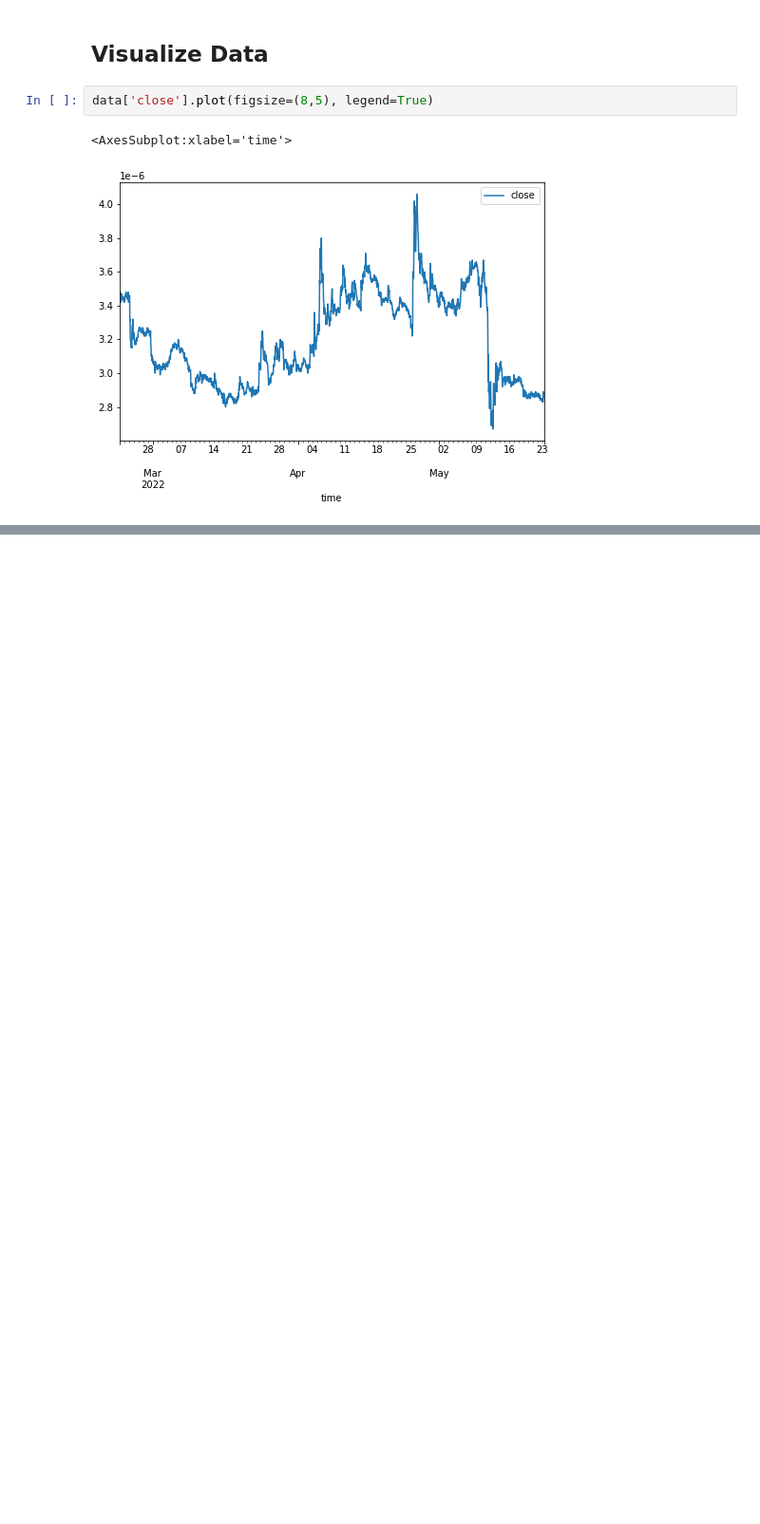
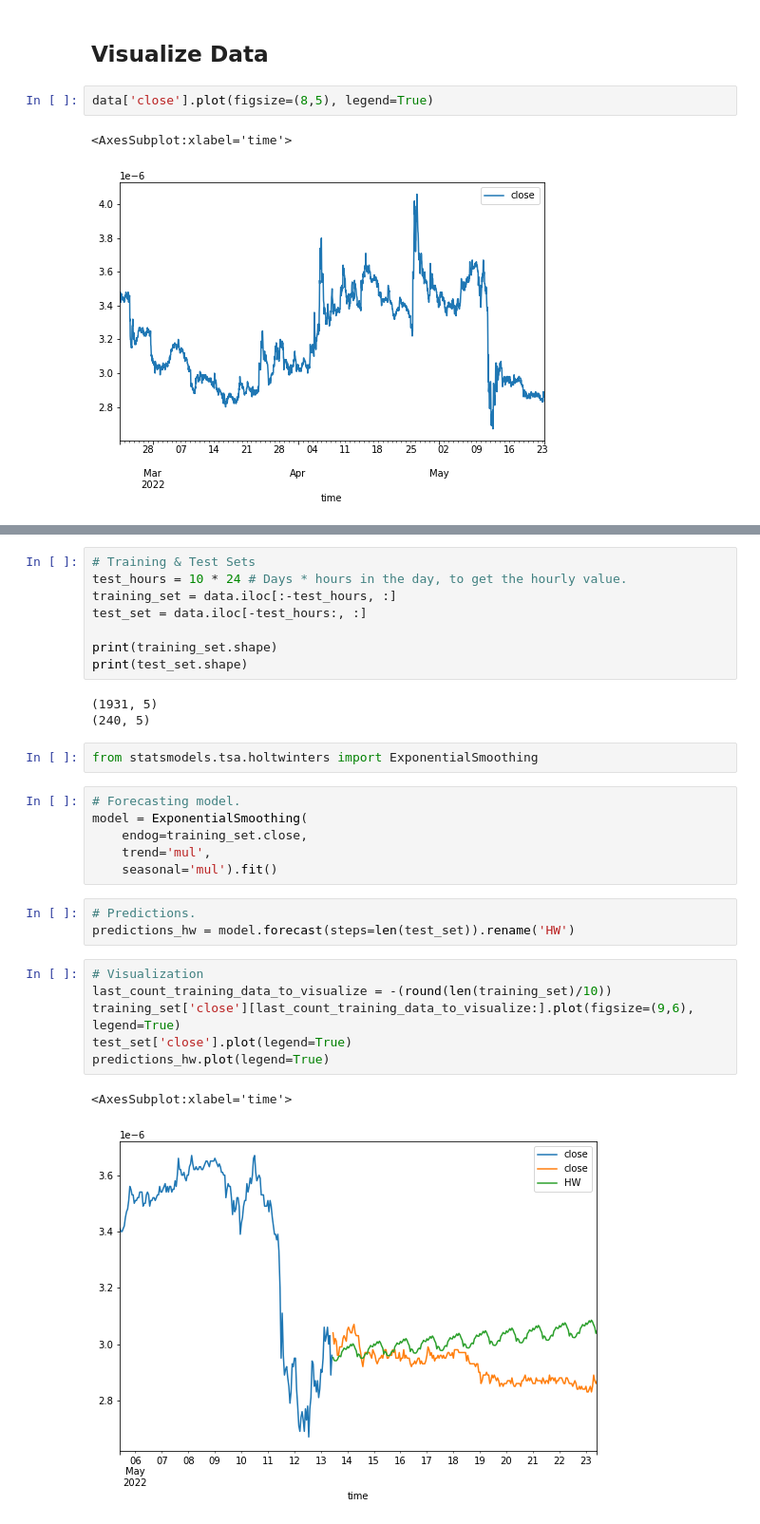
Before and after one commit to faGH/fa.intelligence.notebooks, a Jupyter notebook: labs/timeseries/forecasting_models_and_time_series.ipynb, the cells around one changed output, grey strips where cells are left out. Shown: that part at 95% size. Saved outputs shown, nothing was run; the diff lists cells and outputs as text; blank space fills up the shorter version.

```diff
--- a/labs/timeseries/forecasting_models_and_time_series.ipynb
+++ b/labs/timeseries/forecasting_models_and_time_series.ipynb
@@ -28,0 +91,31 @@ data['close'].plot(figsize=(8,5), legend=True)
+# %%
+# Training & Test Sets
+test_hours = 10 * 24 # Days * hours in the day, to get the hourly value.
+training_set = data.iloc[:-test_hours, :]
+test_set = data.iloc[-test_hours:, :]
+
+print(training_set.shape)
+print(test_set.shape)
+# %% [output]
+(1931, 5)
+(240, 5)
+# %%
+from statsmodels.tsa.holtwinters import ExponentialSmoothing
+# %%
+# Forecasting model.
+model = ExponentialSmoothing(
+    endog=training_set.close,
+    trend='mul',
+    seasonal='mul').fit()
+# %%
+# Predictions.
+predictions_hw = model.forecast(steps=len(test_set)).rename('HW')
+# %%
+# Visualization
+last_count_training_data_to_visualize = -(round(len(training_set)/10))
+training_set['close'][last_count_training_data_to_visualize:].plot(figsize=(9,6), legend=True)
+test_set['close'].plot(legend=True)
+predictions_hw.plot(legend=True)
+# %% [output]
+<AxesSubplot:xlabel='time'>
+[figure, added]
```
Also changed, not shown: parts of 8 cells of this notebook.
